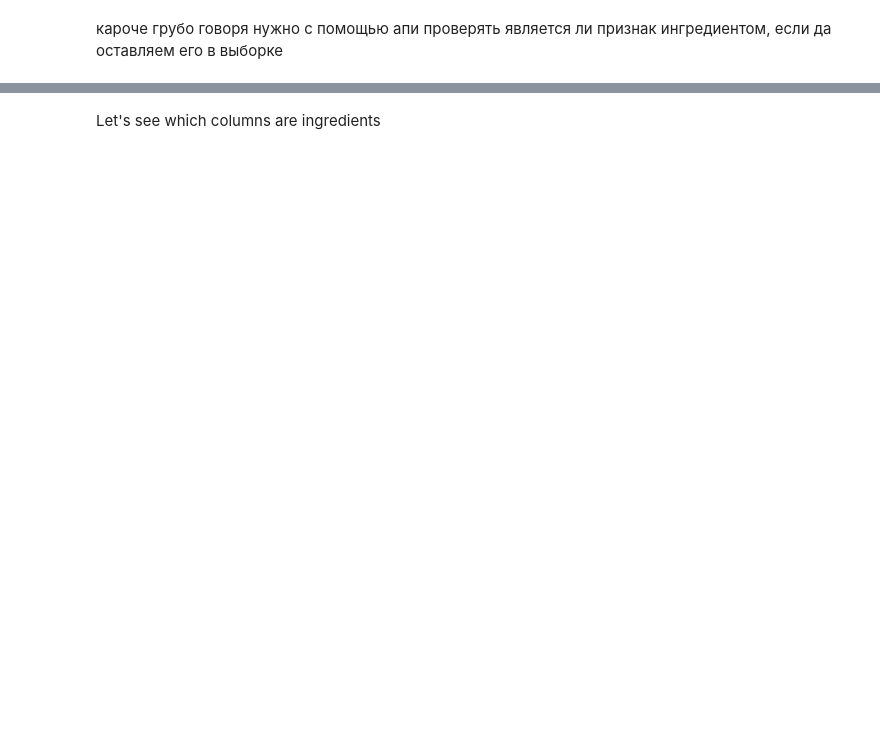
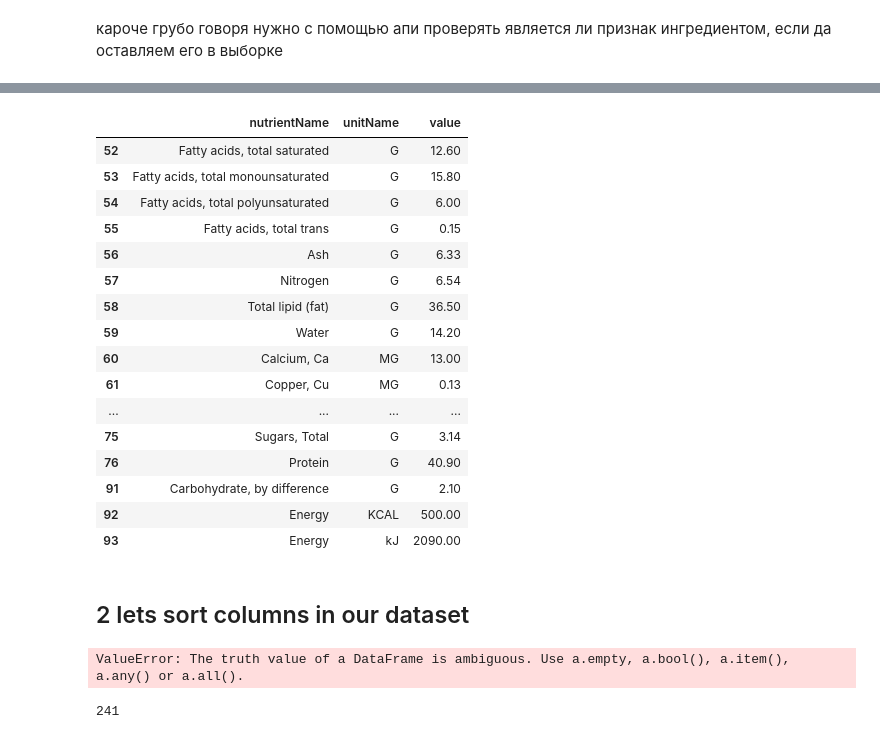
Before and after one commit to gordyay/food-nutrition-module, a Jupyter notebook: src/research.ipynb, the cells around one changed output, grey strips where cells are left out. Cells and saved outputs as stored; diff of their text form; code cells hidden in the pictures; blank space fills up the shorter version.

```diff
--- a/src/research.ipynb
+++ b/src/research.ipynb
@@ -70,17 +119,23 @@ https://api.nal.usda.gov/fdc/v1/foods/search?api_key=DEMO_KEY&query=Cheddar%20Ch
 # %%
 import requests
-import json
-import csv
-def is_ingredients(ingredient):
+def get_nutrients_info(ingredient):
     params = {
         "query": ingredient,
         "api_key": api_key,
-        "dataType": ["Branded"]
+        "dataType": ["Foundation"]
     }
     response = requests.get('https://api.nal.usda.gov/fdc/v1/foods/search', params=params)
     if response.status_code == 200:
-        json = response.json()
-        data={
+        ingredient_info = response.json().get('foods')
+        if ingredient_info:
+            ingredient_info=ingredient_info[0].get('foodNutrients')
+        return ingredient_info
+def is_ingredient(ingredient):
+    data=get_nutrients_info(ingredient)
+    if not data:
+        return False
+    else:
+        nutrient_df=pd.json_normalize(data)[['nutrientName','unitName','value']]
+        nutrient_df=nutrient_df[nutrient_df['nutrientName'].isin(nutrients_list)]
 
-        }
-        return json
+    return nutrient_df[nutrient_df['nutrientName'].isin(nutrients_list)]
@@ -92,2 +142,34 @@ json_to_csv(json_data)
-# %% [markdown]
-Let's see which columns are ingredients
+# %%
+is_ingredient("cook like a diner")
+# %% [output]
+|  | nutrientName | unitName | value |
+| 52 | Fatty acids, total saturated | G | 12.60 |
+| 53 | Fatty acids, total monounsaturated | G | 15.80 |
+| 54 | Fatty acids, total polyunsaturated | G | 6.00 |
+| 55 | Fatty acids, total trans | G | 0.15 |
+| 56 | Ash | G | 6.33 |
+| 57 | Nitrogen | G | 6.54 |
+| 58 | Total lipid (fat) | G | 36.50 |
+| 59 | Water | G | 14.20 |
+| 60 | Calcium, Ca | MG | 13.00 |
+| 61 | Copper, Cu | MG | 0.13 |
+| ... | ... | ... | ... |
+| 75 | Sugars, Total | G | 3.14 |
+| 76 | Protein | G | 40.90 |
+| 91 | Carbohydrate, by difference | G | 2.10 |
+| 92 | Energy | KCAL | 500.00 |
+| 93 | Energy | kJ | 2090.00 |
+# %% [markdown]
+## 2 lets sort columns in our dataset
+# %%
+features =[]
+for column in df.columns:
+    if is_ingredient(column):
+        features.append(column)
+print (features)
+# %% [output]
+ValueError: The truth value of a DataFrame is ambiguous. Use a.empty, a.bool(), a.item(), a.any() or a.all().
+# %%
+len(features)
+# %% [output]
+241
```
Also changed, not shown: parts of 11 cells of this notebook, 4 other files.
